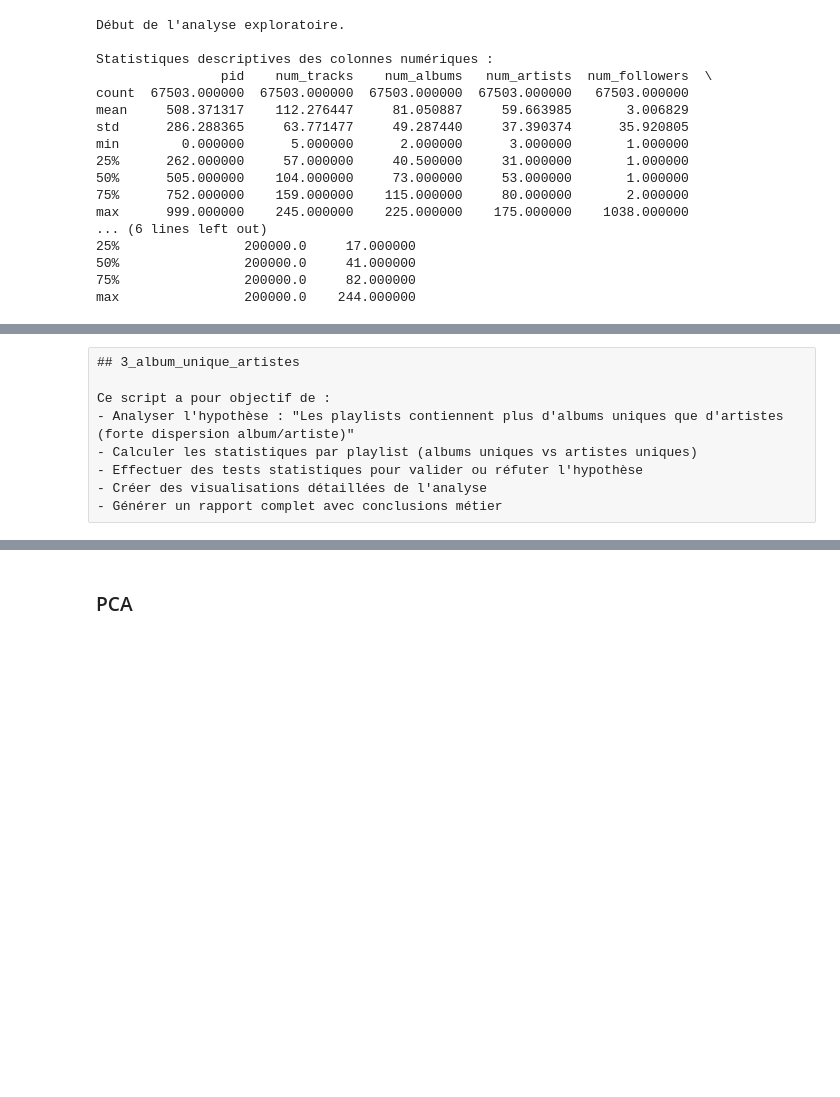
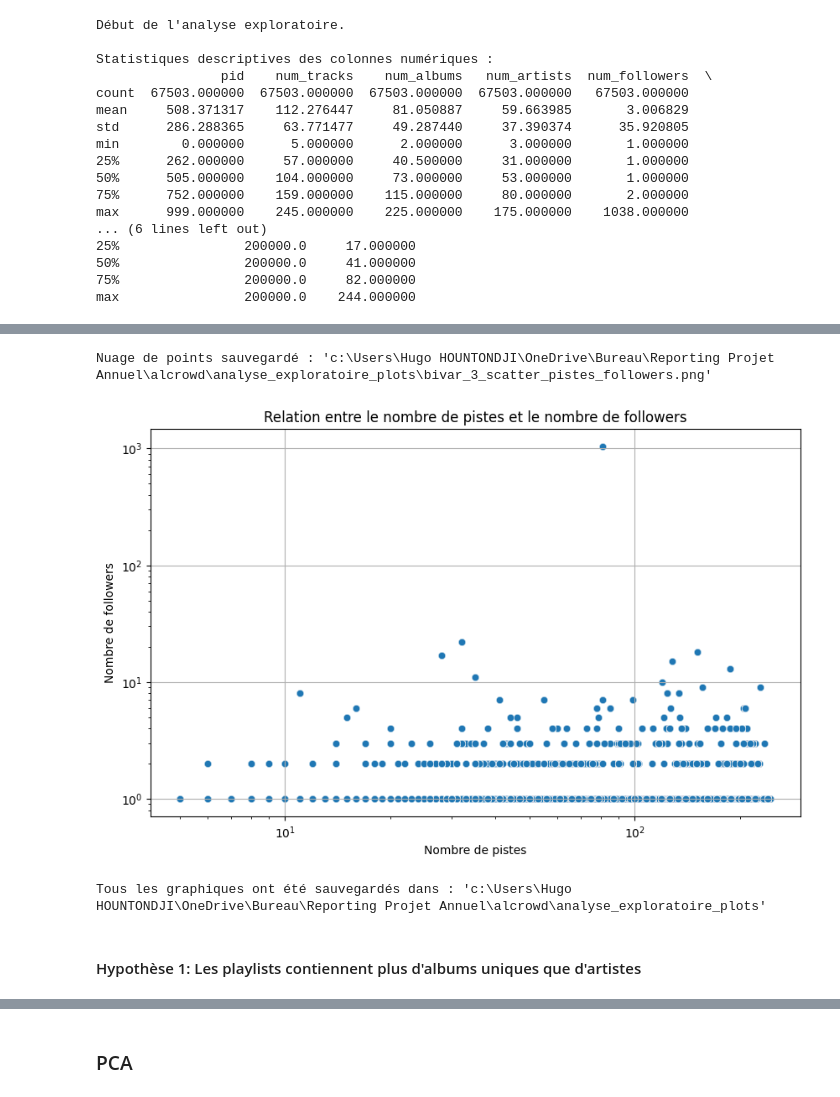
Before and after one commit to HugoHOUNTesgi/Reporting-Projet-Annuel, a Jupyter notebook: projet_reporting.ipynb, the cells around one changed output, grey strips where cells are left out. Saved outputs shown, nothing was run; the diff lists cells and outputs as text; code cells hidden in the pictures; blank space fills up the shorter version.

```diff
--- a/projet_reporting.ipynb
+++ b/projet_reporting.ipynb
@@ -471,52 +489,20 @@ plt.show()
 # %%
-# B. Analyse bivariée
-# Matrice de corrélation
-numeric_cols = df.select_dtypes(include=np.number).columns
-corr_matrix = df[numeric_cols].corr()
-
-plt.figure(figsize=(12, 10))
-sns.heatmap(corr_matrix, annot=True, fmt=".2f", cmap='coolwarm', linewidths=.5)
-plt.title('Analyse bivariée - Matrice de corrélation')
-bivariate_plot_path = os.path.join(output_dir, 'bivar_1_matrice_correlation.png')
-plt.savefig(bivariate_plot_path)
-print(f"Matrice de corrélation sauvegardée : {bivariate_plot_path}")
-plt.show()
-
-#################################################################################################
-
-# Pairplot pour les variables clés
-pairplot_cols = ['num_followers', 'num_tracks', 'track_duration_ms', 'num_artists']
-sns.pairplot(df[pairplot_cols].dropna())
-plt.suptitle('Analyse bivariée - Pairplot des variables clés', y=1.02)
-pairplot_path = os.path.join(output_dir, 'bivar_2_pairplot.png')
-plt.savefig(pairplot_path)
-print(f"Pairplot sauvegardé : {pairplot_path}")
-plt.show()
-
-#################################################################################################
-
 # Scatter plot spécifique
 plt.figure(figsize=(10, 6))
 sns.scatterplot(data=df, x='num_tracks', y='num_followers', alpha=0.5)
 plt.title('Relation entre le nombre de pistes et le nombre de followers')
 plt.xlabel('Nombre de pistes')
 plt.ylabel('Nombre de followers')
 plt.xscale('log')
 plt.yscale('log')
 plt.grid(True)
 scatter_path = os.path.join(output_dir, 'bivar_3_scatter_pistes_followers.png')
 plt.savefig(scatter_path)
-print(f"Nuage de points sauvegardé : {scatter_path}")
+print(f"Nuage de points sauvegardé : '{scatter_path}'")
 plt.show()
 
-print("\n--- Analyse exploratoire terminée ---")
-print(f"Tous les graphiques ont été sauvegardés dans : {output_dir}")
+print(f"Tous les graphiques ont été sauvegardés dans : '{output_dir}'")
+# %% [output]
+Nuage de points sauvegardé : 'c:\Users\Hugo HOUNTONDJI\OneDrive\Bureau\Reporting Projet Annuel\alcrowd\analyse_exploratoire_plots\bivar_3_scatter_pistes_followers.png'
+[figure, added]
+Tous les graphiques ont été sauvegardés dans : 'c:\Users\Hugo HOUNTONDJI\OneDrive\Bureau\Reporting Projet Annuel\alcrowd\analyse_exploratoire_plots'
-# %% [raw]
-## 3_album_unique_artistes
-
-Ce script a pour objectif de :
-- Analyser l'hypothèse : "Les playlists contiennent plus d'albums uniques que d'artistes (forte dispersion album/artiste)"
-- Calculer les statistiques par playlist (albums uniques vs artistes uniques)
-- Effectuer des tests statistiques pour valider ou réfuter l'hypothèse
-- Créer des visualisations détaillées de l'analyse
-- Générer un rapport complet avec conclusions métier
@@ -582,0 +509,2 @@ print(f"Statistiques calculées pour {len(playlists_stats)} playlists uniques.")
+# %% [markdown]
+#### Hypothèse 1: Les playlists contiennent plus d'albums uniques que d'artistes
```
Also changed, not shown: parts of 40 cells of this notebook, 6 other files.
